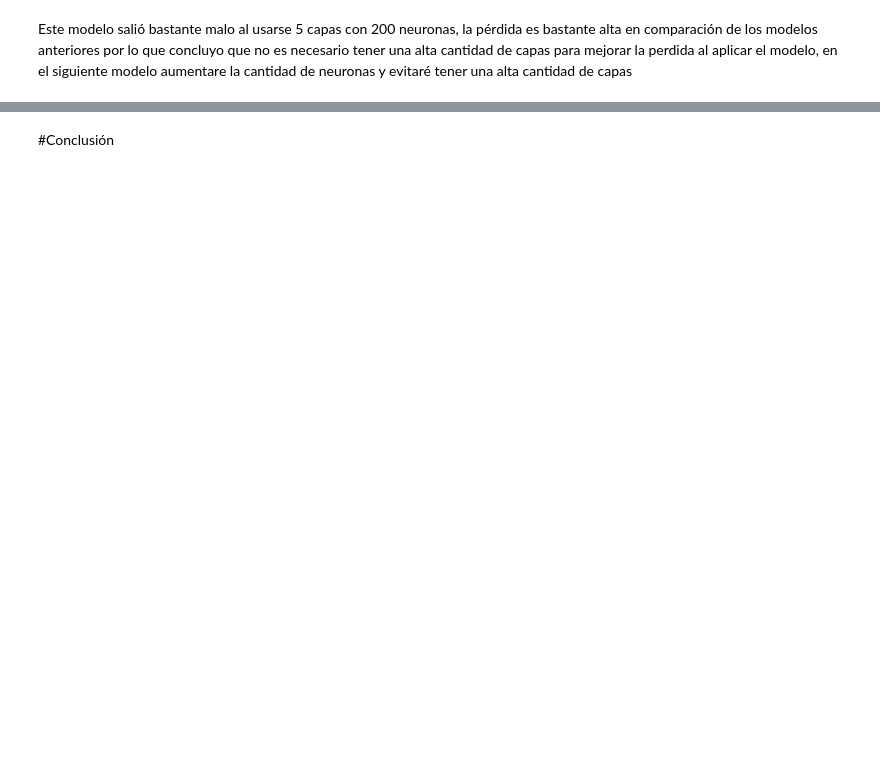
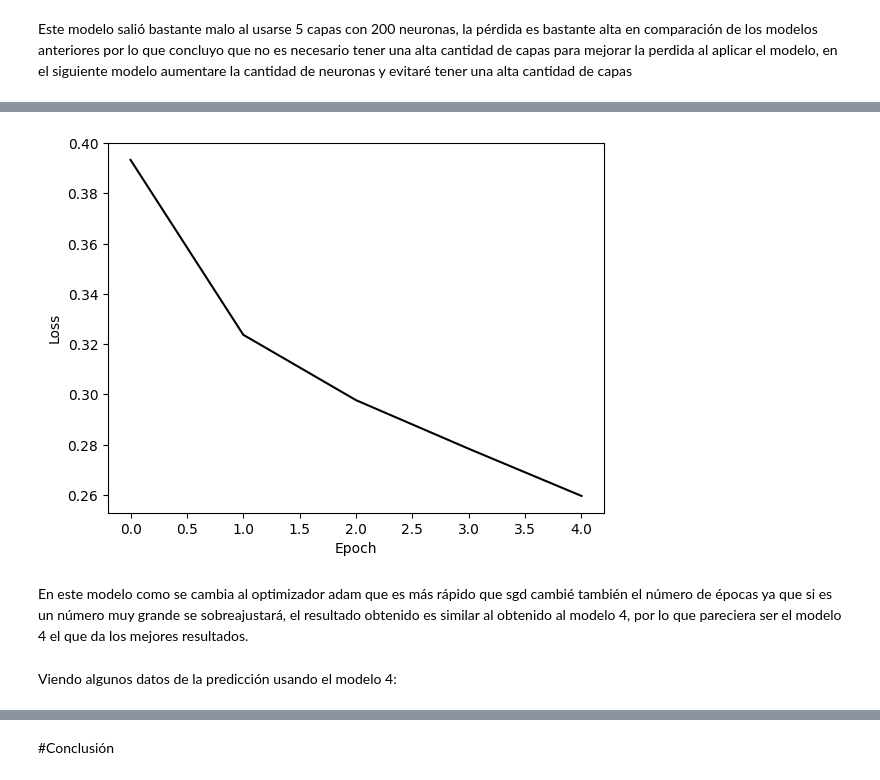
Before and after one commit to DCI-alxogm/ml2023-David-Nicolas364, a Jupyter notebook: Proyecto:final/Proyecto_final_ML.ipynb, the cells around one changed output, grey strips where cells are left out. Cells and saved outputs as stored; diff of their text form; code cells hidden in the pictures; blank space fills up the shorter version.

```diff
--- a/Proyecto:final/Proyecto_final_ML.ipynb
+++ b/Proyecto:final/Proyecto_final_ML.ipynb
@@ -589,0 +598,12 @@ plt.show()
+# %%
+tf.random.set_seed(1234)
+model5 = Sequential([
+  tf.keras.Input(shape=(x_train.shape[1])),
+  Dense(1000, activation='relu'),
+  Dense(1000, activation='relu'),
+  Dense(1,activation='sigmoid')
+])
+# %%
+model5.compile(optimizer='adam', loss = tf.keras.losses.BinaryCrossentropy(), metrics=['accuracy'])
+# %%
+historial5 = model5.fit(x_train, y_train, epochs = 5)
@@ -589,0 +628,11 @@ plt.show()
+# %%
+plt.plot(historial5.history['loss'], color = 'black')
+plt.xlabel('Epoch')
+plt.ylabel('Loss')
+plt.show()
+# %% [output]
+[figure, added]
+# %% [markdown]
+En este modelo como se cambia al optimizador adam que es más rápido que sgd cambié también el número de épocas ya que si es un número muy grande se sobreajustará, el resultado obtenido es similar al obtenido al modelo 4, por lo que pareciera ser el modelo 4 el que da los mejores resultados.
+# %% [markdown]
+Viendo algunos datos de la predicción usando el modelo 4:
```
Also changed, not shown: parts of 47 cells of this notebook.
